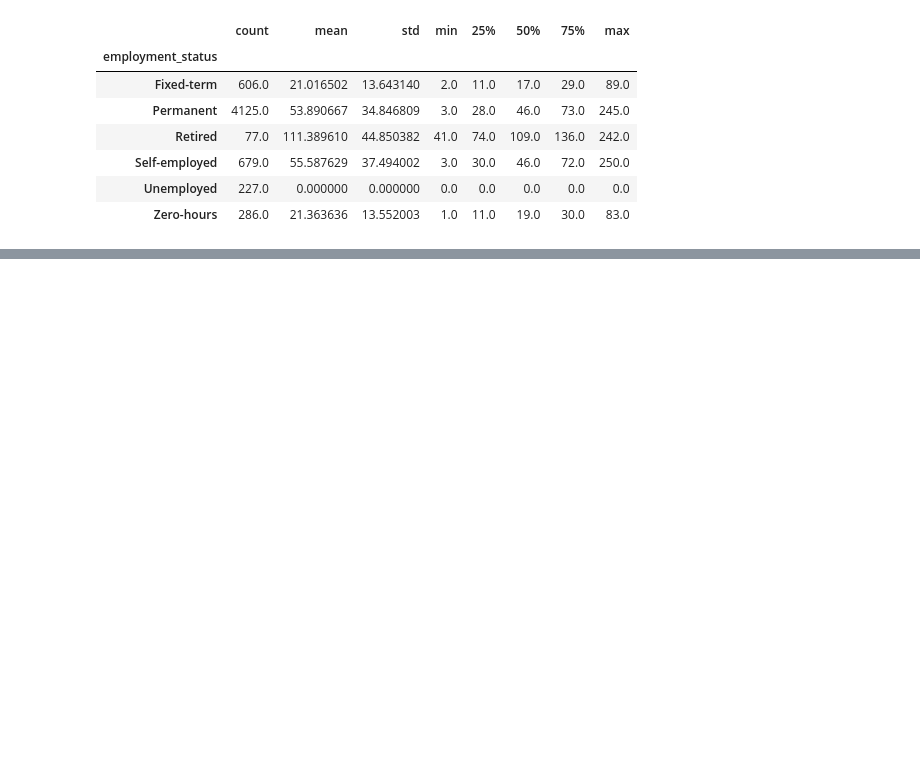
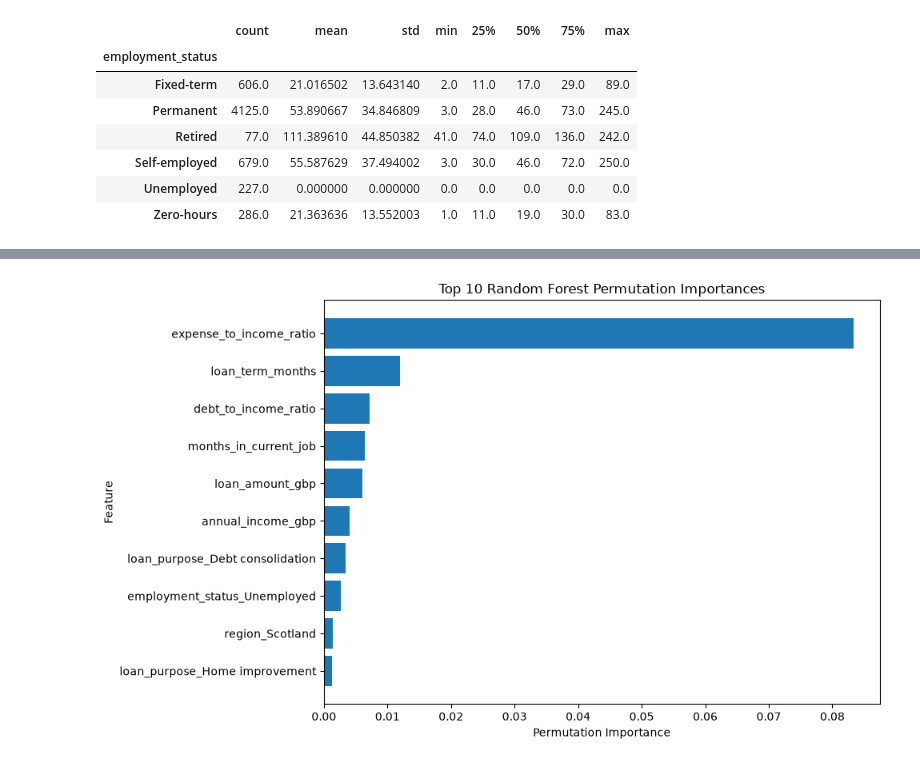
Before and after one commit to Richardbrown85/CrediScope, a Jupyter notebook: notebooks/CrediScope_Analysis.ipynb, the cells around one changed output, grey strips where cells are left out. Drawn from its saved outputs; the diff is of its cells as text; code cells hidden in the pictures; blank space fills up the shorter version.

```diff
--- a/notebooks/CrediScope_Analysis.ipynb
+++ b/notebooks/CrediScope_Analysis.ipynb
@@ -367,0 +1242,20 @@ This encoding preserves the meaning of the original values while making the feat
+# %%
+permutation_result = permutation_importance(
+    random_forest_model,
+    X_test,
+    y_test,
+    n_repeats=10,
+    random_state=42
+)
+# %%
+permutation_importance_df = pd.DataFrame({
+    "feature": X_test.columns,
+    "importance": permutation_result.importances_mean
+})
+
+permutation_importance_df = permutation_importance_df.sort_values(
+    by="importance",
+    ascending=False
+)
+
+permutation_importance_df.head(10)
@@ -367,0 +1286,19 @@ This encoding preserves the meaning of the original values while making the feat
+# %%
+top_permutation_features = permutation_importance_df.head(10).sort_values(
+    by="importance",
+    ascending=True
+)
+
+plt.figure(figsize=(10, 6))
+plt.barh(
+    top_permutation_features["feature"],
+    top_permutation_features["importance"]
+)
+
+plt.xlabel("Permutation Importance")
+plt.ylabel("Feature")
+plt.title("Top 10 Random Forest Permutation Importances")
+plt.tight_layout()
+plt.show()
+# %% [output]
+[figure, added]
```
Also changed, not shown: parts of 419 cells of this notebook, 3 other files.
